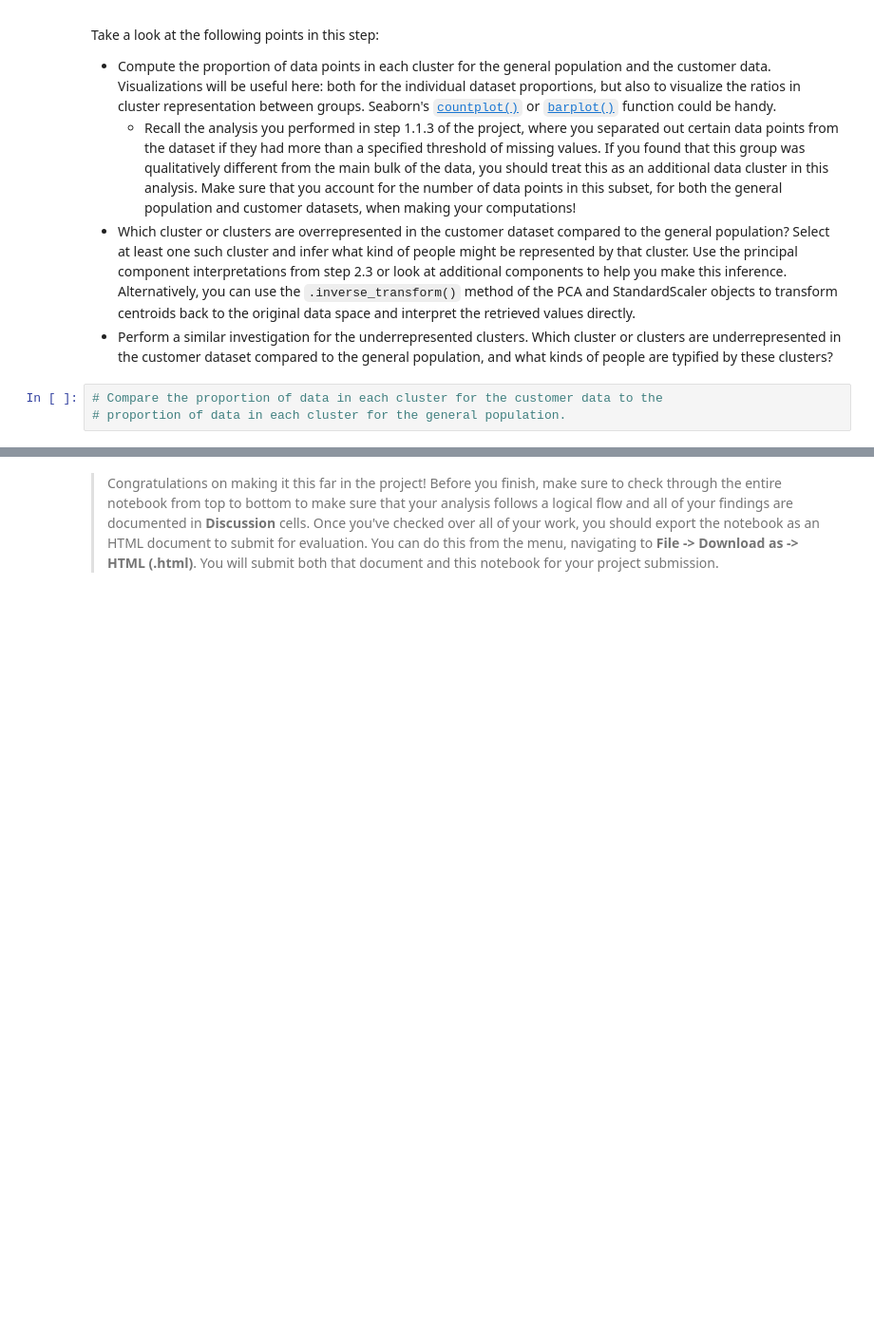
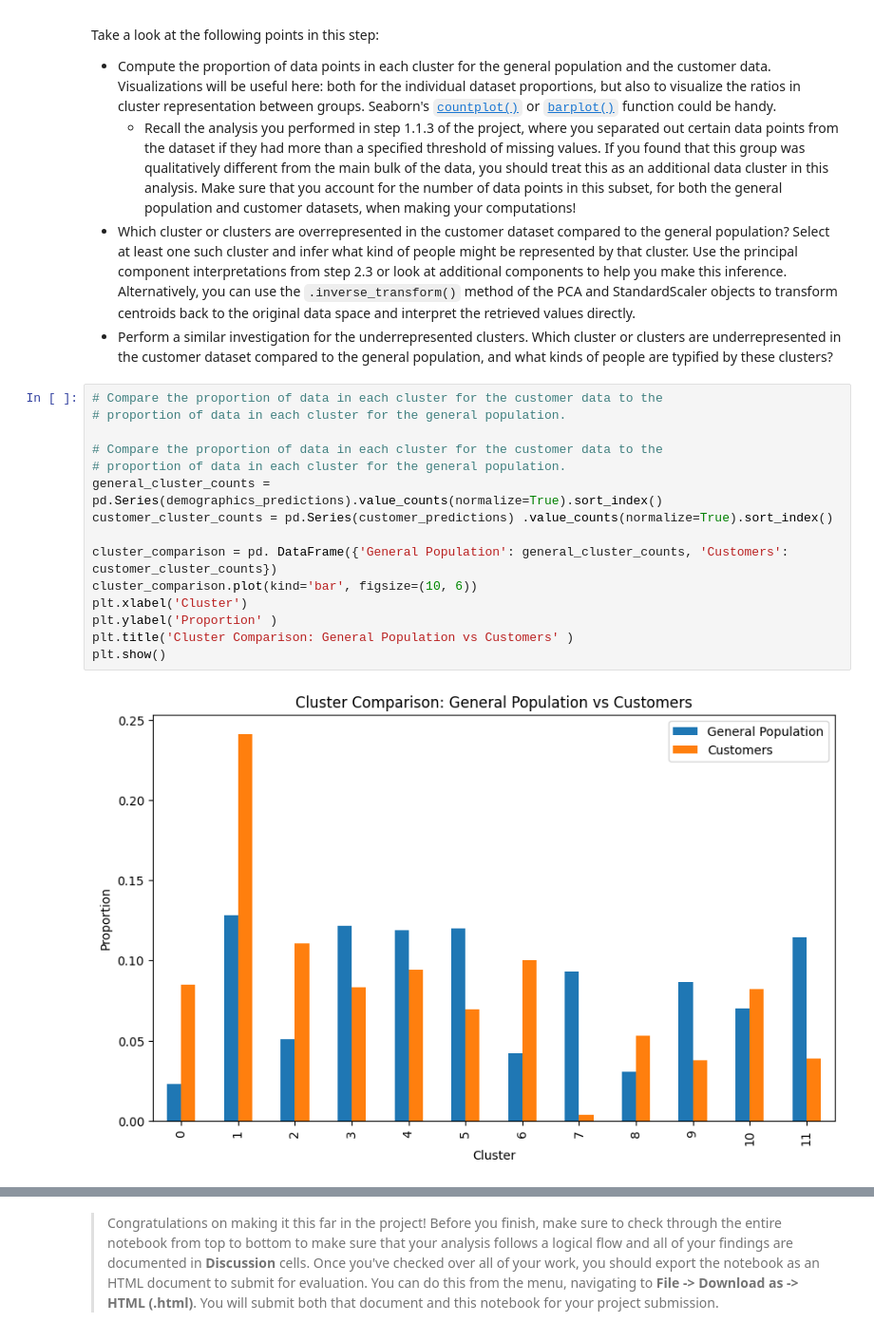
Before and after one commit to ghazicc/Udacity-Identify-Customer-Segments, a Jupyter notebook: Identify_Customer_Segments.ipynb, the cells around one changed output, grey strips where cells are left out. Shown: that part at 95% size. Cells and saved outputs as stored; diff of their text form; blank space fills up the shorter version.

```diff
--- a/Identify_Customer_Segments.ipynb
+++ b/Identify_Customer_Segments.ipynb
@@ -772,6 +945,20 @@ Take a look at the following points in this step:
   - Recall the analysis you performed in step 1.1.3 of the project, where you separated out certain data points from the dataset if they had more than a specified threshold of missing values. If you found that this group was qualitatively different from the main bulk of the data, you should treat this as an additional data cluster in this analysis. Make sure that you account for the number of data points in this subset, for both the general population and customer datasets, when making your computations!
 - Which cluster or clusters are overrepresented in the customer dataset compared to the general population? Select at least one such cluster and infer what kind of people might be represented by that cluster. Use the principal component interpretations from step 2.3 or look at additional components to help you make this inference. Alternatively, you can use the `.inverse_transform()` method of the PCA and StandardScaler objects to transform centroids back to the original data space and interpret the retrieved values directly.
 - Perform a similar investigation for the underrepresented clusters. Which cluster or clusters are underrepresented in the customer dataset compared to the general population, and what kinds of people are typified by these clusters?
-# %%
-# Compare the proportion of data in each cluster for the customer data to the
-# proportion of data in each cluster for the general population.
+# %%
+# Compare the proportion of data in each cluster for the customer data to the
+# proportion of data in each cluster for the general population.
+
+# Compare the proportion of data in each cluster for the customer data to the
+# proportion of data in each cluster for the general population.
+general_cluster_counts = pd.Series(demographics_predictions).value_counts(normalize=True).sort_index()
+customer_cluster_counts = pd.Series(customer_predictions) .value_counts(normalize=True).sort_index()
+
+cluster_comparison = pd. DataFrame({'General Population': general_cluster_counts, 'Customers': customer_cluster_counts})
+cluster_comparison.plot(kind='bar', figsize=(10, 6))
+plt.xlabel('Cluster')
+plt.ylabel('Proportion' )
+plt.title('Cluster Comparison: General Population vs Customers' )
+plt.show()
+# %% [output]
+[figure, added]
```
Also changed, not shown: parts of 53 cells of this notebook.
